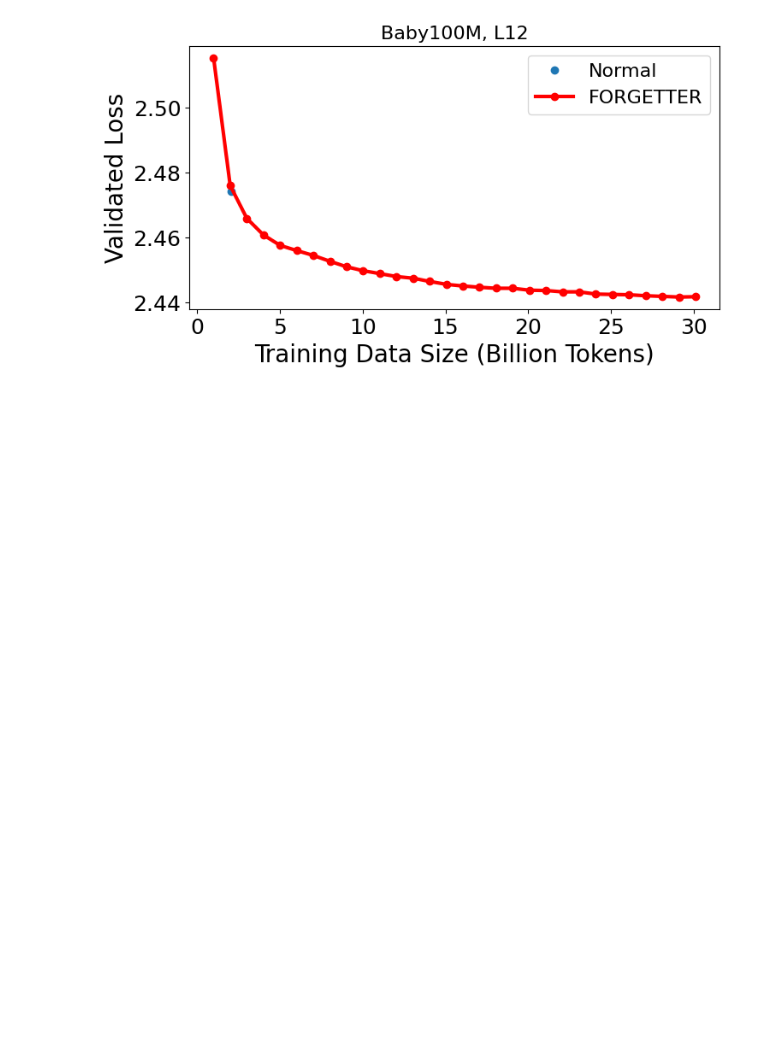
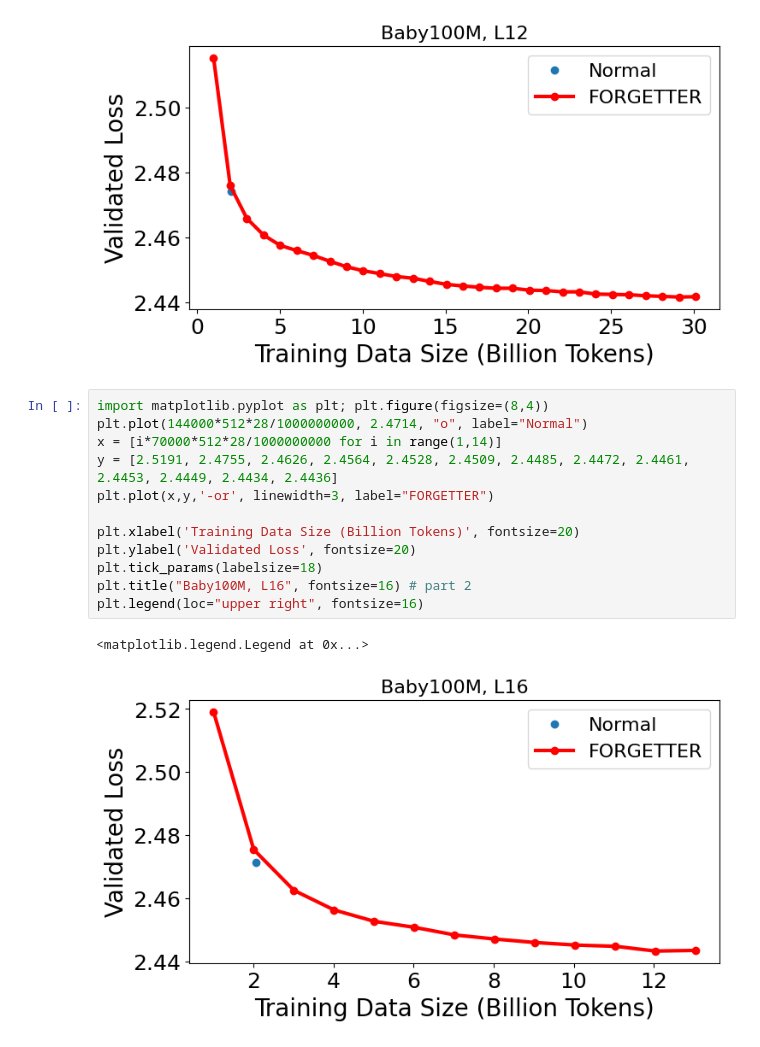
Before and after one commit to keiji-miura/FORGETTER-BabyLM, a Jupyter notebook: Figure_BabyLM.ipynb, the cells around one changed output. Drawn from its saved outputs; the diff is of its cells as text; blank space fills up the shorter version.

```diff
--- a/Figure_BabyLM.ipynb
+++ b/Figure_BabyLM.ipynb
@@ -195,5 +194,20 @@ plt.legend(loc="upper right", fontsize=16)
 # %% [output]
 <matplotlib.legend.Legend at 0x...>
 [figure]
+# %%
+import matplotlib.pyplot as plt; plt.figure(figsize=(8,4))
+plt.plot(144000*512*28/1000000000, 2.4714, "o", label="Normal")
+x = [i*70000*512*28/1000000000 for i in range(1,14)]
+y = [2.5191, 2.4755, 2.4626, 2.4564, 2.4528, 2.4509, 2.4485, 2.4472, 2.4461, 2.4453, 2.4449, 2.4434, 2.4436]
+plt.plot(x,y,'-or', linewidth=3, label="FORGETTER")
+
+plt.xlabel('Training Data Size (Billion Tokens)', fontsize=20)
+plt.ylabel('Validated Loss', fontsize=20)
+plt.tick_params(labelsize=18)
+plt.title("Baby100M, L16", fontsize=16) # part 2
+plt.legend(loc="upper right", fontsize=16)
+# %% [output]
+<matplotlib.legend.Legend at 0x...>
+[figure, added]
 # %%
 import matplotlib.pyplot as plt; plt.figure(figsize=(8,4))
```
Also changed, not shown: parts of 9 cells of this notebook.
